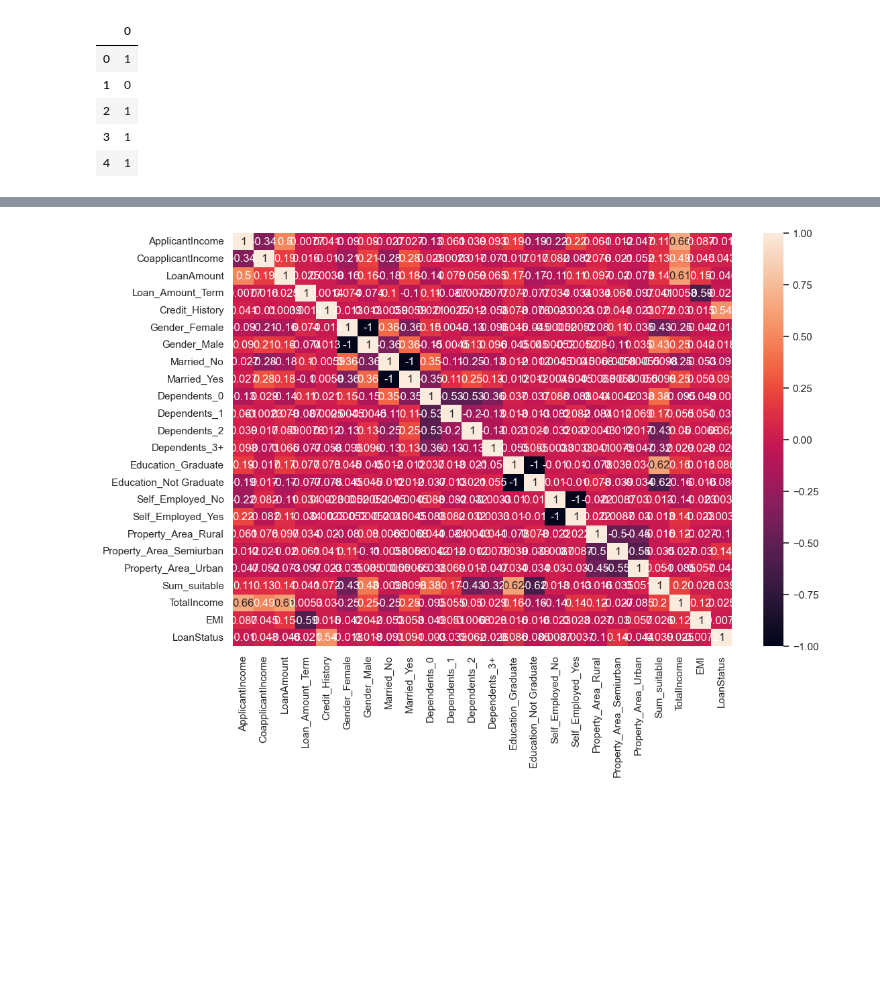
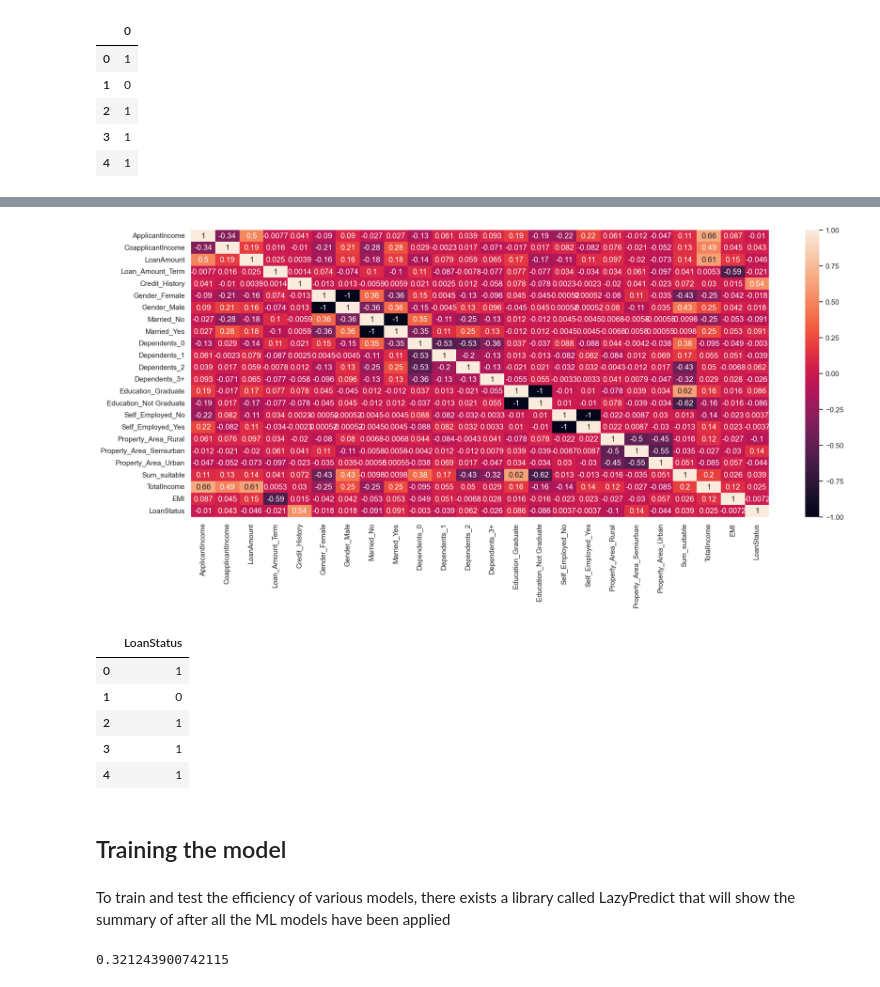
Before and after one commit to bhaskarmulik/Home-loan-prediction-model, a Jupyter notebook: src.ipynb, the cells around one changed output, grey strips where cells are left out. Cells and saved outputs as stored; diff of their text form; code cells hidden in the pictures; blank space fills up the shorter version.

Commit message:
Training the model and preparing the test data

```diff
--- a/src.ipynb
+++ b/src.ipynb
@@ -814,12 +814,24 @@ X.head()
 # %%
 #Lets draw one more heatmap to now analyze the relations between categorical variables too
 
-plt.figure(figsize=(12,8))
+plt.figure(figsize=(20,8))
 sns.heatmap(data=X.join(loan_status).corr(),annot=True)
 plt.show()
 # %% [output]
-[figure, old version]
+[figure, new version]
 # %%
 ## Now that we are finally done, we can begin with training the model. Before we do that, we add some finishing touches
 X.head()
 y = loan_status
+y.head()
+# %% [output]
+|  | LoanStatus |
+| 0 | 1 |
+| 1 | 0 |
+| 2 | 1 |
+| 3 | 1 |
+| 4 | 1 |
+# %% [markdown]
+## Training the model
+# %% [markdown]
+To train and test the efficiency of various models, there exists a library called LazyPredict that will show the summary of after all the ML models have been applied
@@ -825,0 +842,11 @@ y = loan_status
+# %%
+from sklearn.ensemble import RandomForestRegressor
+
+rfr = RandomForestRegressor(n_estimators=1000, n_jobs=4,random_state=0)
+rfr.fit(X_train, y_train)
+y_pred = rfr.predict(X_test)
+
+from sklearn.metrics import mean_absolute_error
+print(mean_absolute_error(y_test, y_pred))
+# %% [output]
+0.321243900742115
```
Also changed, not shown: parts of 29 cells of this notebook.
